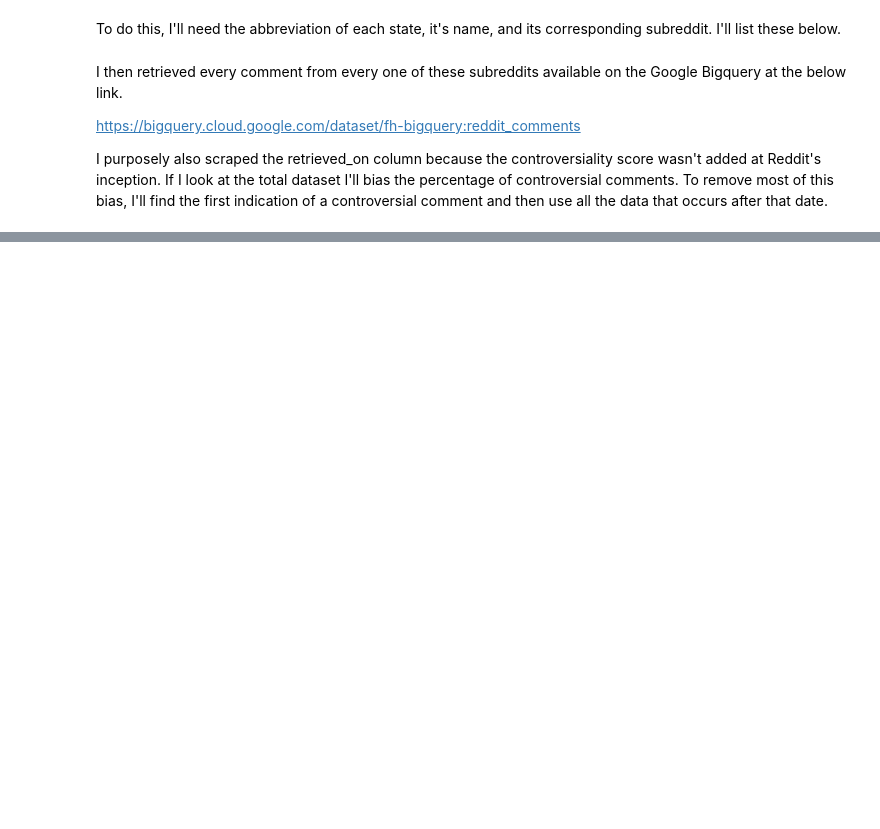
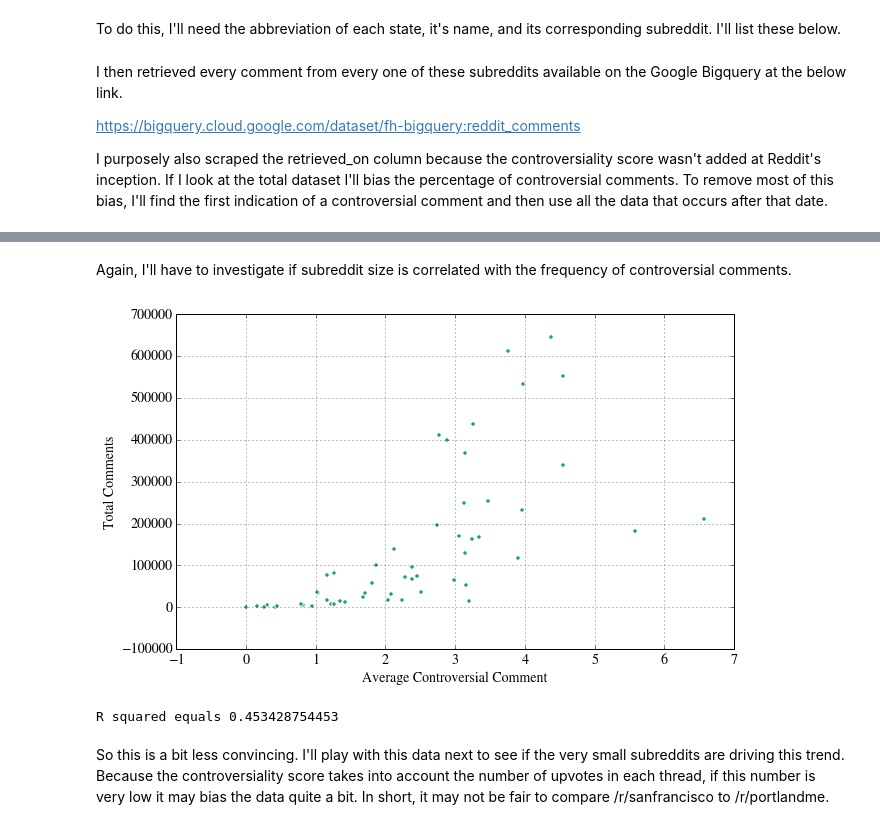
Before and after one commit to BrendanColon/state_subreddit_controversial_comments, a Jupyter notebook: Reddit Controversial Comment Analysis.ipynb, the cells around one changed output, grey strips where cells are left out. Cells and saved outputs as stored; diff of their text form; code cells hidden in the pictures; blank space fills up the shorter version.

```diff
--- a/Reddit Controversial Comment Analysis.ipynb
+++ b/Reddit Controversial Comment Analysis.ipynb
@@ -234,0 +371,12 @@ make_map(state_comment_df['Average Controversial Comment'], "Percent of comments
+# %%
+city_subreddit_names = ["austin","seattle","portland","boston","denver","sanfrancisco","sandiego","pittsburgh",
+                   "chicago","washingtondc","baltimore","stlouis","atlanta","houston","philadelphia","losangeles",
+                   "nyc","dallas","twincitiessocial","birmingham","anchorage","phoenix","newhaven","wilmington",
+                   "jacksonville","honolulu","boise","indianapolis","desmoines","wichita","louisville",
+                   "neworleans","portlandme","detroit","jackson","kansascity","billings","omaha","vegas",
+                   "manchester","newark","albuquerque","charlotte","fargo","columbus","okc","providence",
+                   "columbia","siouxfalls","memphis","saltlakecity","burlington","virginiabeach","charleston",
+                   "milwaukee","cheyenne"]
+# %%
+city_comments = pd.read_csv('city_comments.csv')
+print city_comments.columns
@@ -234,0 +385,3 @@ make_map(state_comment_df['Average Controversial Comment'], "Percent of comments
+# %%
+city_comment_df, city_comments = find_controversial_comments(city_comments, city_subreddit_names,
+                                                             city_subreddit_names, 1403673915)
@@ -234,0 +405,16 @@ make_map(state_comment_df['Average Controversial Comment'], "Percent of comments
+# %% [markdown]
+Again, I'll have to investigate if subreddit size is correlated with the frequency of controversial comments.
+# %%
+city_comment_df = city_comment_df.dropna()
+city_comment_df.plot(kind='scatter', x='Average Controversial Comment', y='Total Comments');
+# %% [output]
+[figure, added]
+# %%
+x = city_comment_df['Average Controversial Comment']
+y = city_comment_df['Total Comments']
+slope, intercept, r_value, p_value, std_err = stats.linregress(x,y)
+print "R squared equals " + str(r_value*r_value)
+# %% [output]
+R squared equals 0.453428754453
+# %% [markdown]
+So this is a bit less convincing. I'll play with this data next to see if the very small subreddits are driving this trend. Because the controversiality score takes into account the number of upvotes in each thread, if this number is very low it may bias the data quite a bit. In short, it may not be fair to compare /r/sanfrancisco to /r/portlandme.
```
Also changed, not shown: parts of 29 cells of this notebook.
